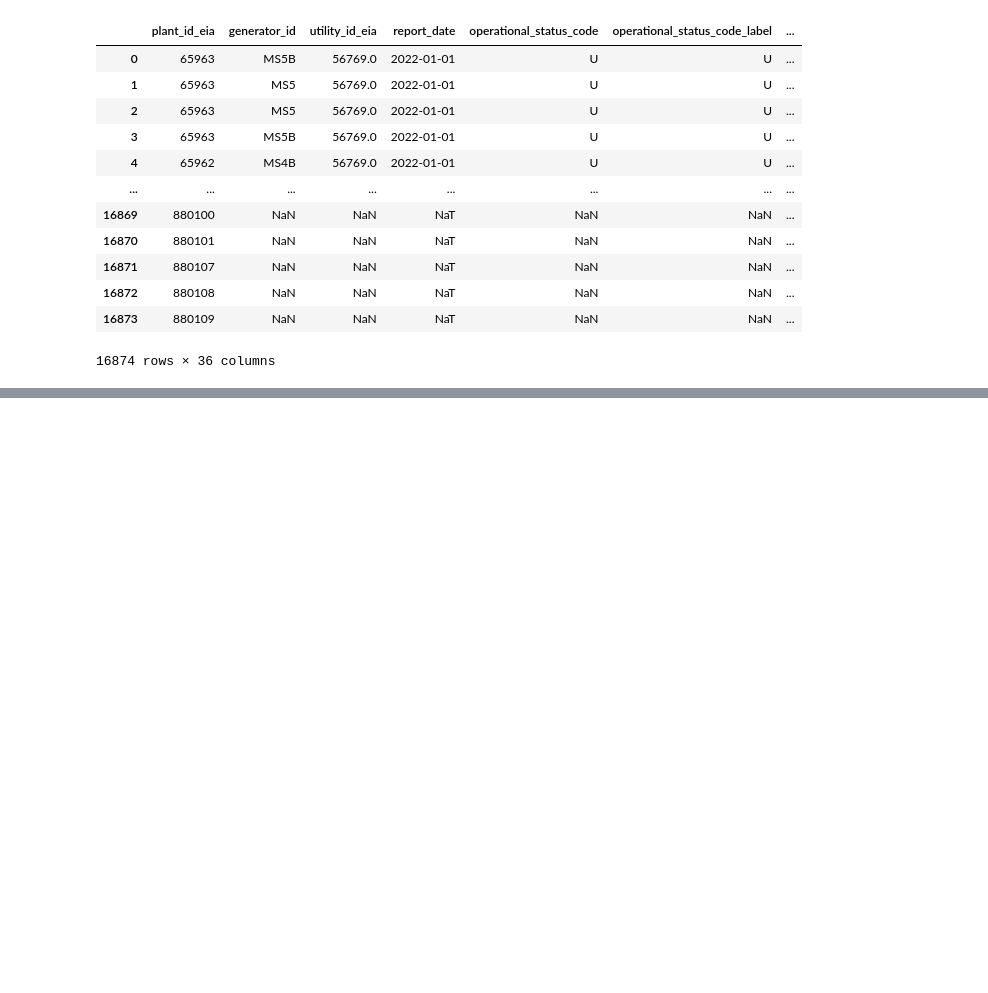
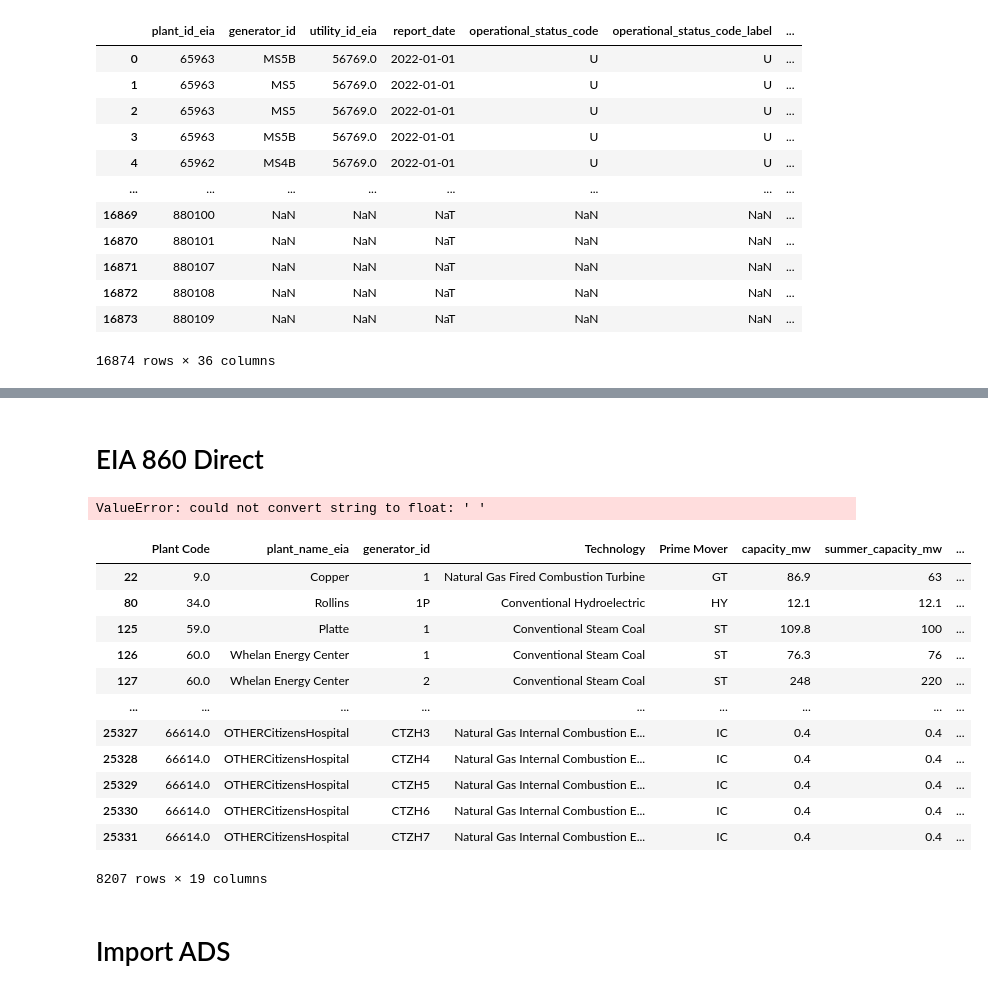
Before and after one commit to PyPSA/pypsa-usa, a Jupyter notebook: workflow/notebooks/plant_matching.ipynb, the cells around one changed output, grey strips where cells are left out. Cells and saved outputs as stored; diff of their text form; code cells hidden in the pictures; blank space fills up the shorter version.

```diff
--- a/workflow/notebooks/plant_matching.ipynb
+++ b/workflow/notebooks/plant_matching.ipynb
@@ -460,0 +113,2 @@ merged_manual[['GeneratorKey', 'Name', 'plant_name_eia', 'plant_id_eia', 'Long N
+# %% [markdown]
+# EIA 860 Direct
@@ -460,0 +147,39 @@ merged_manual[['GeneratorKey', 'Name', 'plant_name_eia', 'plant_id_eia', 'Long N
+# %%
+eia_data_operable.dropna(how='all', inplace=True)
+eia_data_operable['tech_type'] = eia_data_operable['Technology'].map(tech_dict)
+eia_data_operable['fuel_type'] = eia_data_operable['Energy Source 1'].map(fuel_dict)
+eia_data_operable['prime_mover'] = eia_data_operable['Prime Mover'].map(primemover_dict)
+eia_data_operable['plant_id_eia'] = eia_data_operable['Plant Code'].astype(int)
+# eia_data_operable.drop(columns = ['Technology', 'Energy Source 1', 'Plant Code','Prime Mover'], inplace=True)
+eia_data_operable.rename(columns={'Plant Name': 'plant_name_eia','Generator ID':'generator_id', 'Nameplate Capacity (MW)':'capacity_mw','Summer Capacity (MW)':'summer_capacity_mw','Winter Capacity (MW)':'winter_capacity_mw','Minimum Load (MW)':'p_nom_min'}, inplace=True)
+eia_data_operable.drop(columns = ['Technology', 'Energy Source 1', 'Plant Code','Prime Mover'], inplace=True)
+eia_data_operable['capacity_mw'] = eia_data_operable['capacity_mw'].astype(float)
+eia_data_operable['summer_capacity_mw'] = eia_data_operable['summer_capacity_mw'].astype(float)
+eia_data_operable['winter_capacity_mw'] = eia_data_operable['winter_capacity_mw'].astype(float)
+eia_data_operable['p_nom_min'] = eia_data_operable['p_nom_min'].astype(float)
+eia_data_operable
+# %% [output]
+ValueError: could not convert string to float: ' '
+# %%
+eia_plants_locs = pd.merge(eia_data_operable, eia_loc, on='plant_id_eia', how='left')
+eia_plants_locs = eia_plants_locs[eia_plants_locs['State'].isin(['NM', 'AZ', 'CA', 'WA', 'OR', 'ID', 'WY', 'MT', 'UT', 'SD', 'CO', 'NV', 'NE', '0', 'TX'])]
+
+# ads[['eia_id_ads','generator_id_ads']]
+eia_plants_locs.plant_id_eia =eia_plants_locs.plant_id_eia.astype(int)
+eia_plants_locs
+# %% [output]
+|  | Plant Code | plant_name_eia | generator_id | Technology | Prime Mover | capacity_mw | summer_capacity_mw | ... |
+| 22 | 9.0 | Copper | 1 | Natural Gas Fired Combustion Turbine | GT | 86.9 | 63 | ... |
+| 80 | 34.0 | Rollins | 1P | Conventional Hydroelectric | HY | 12.1 | 12.1 | ... |
+| 125 | 59.0 | Platte | 1 | Conventional Steam Coal | ST | 109.8 | 100 | ... |
+| 126 | 60.0 | Whelan Energy Center | 1 | Conventional Steam Coal | ST | 76.3 | 76 | ... |
+| 127 | 60.0 | Whelan Energy Center | 2 | Conventional Steam Coal | ST | 248 | 220 | ... |
+| ... | ... | ... | ... | ... | ... | ... | ... | ... |
+| 25327 | 66614.0 | OTHERCitizensHospital | CTZH3 | Natural Gas Internal Combustion E... | IC | 0.4 | 0.4 | ... |
+| 25328 | 66614.0 | OTHERCitizensHospital | CTZH4 | Natural Gas Internal Combustion E... | IC | 0.4 | 0.4 | ... |
+| 25329 | 66614.0 | OTHERCitizensHospital | CTZH5 | Natural Gas Internal Combustion E... | IC | 0.4 | 0.4 | ... |
+| 25330 | 66614.0 | OTHERCitizensHospital | CTZH6 | Natural Gas Internal Combustion E... | IC | 0.4 | 0.4 | ... |
+| 25331 | 66614.0 | OTHERCitizensHospital | CTZH7 | Natural Gas Internal Combustion E... | IC | 0.4 | 0.4 | ... |
+8207 rows × 19 columns
+# %% [markdown]
+# Import ADS
```
Also changed, not shown: parts of 48 cells of this notebook, 12 other files.
